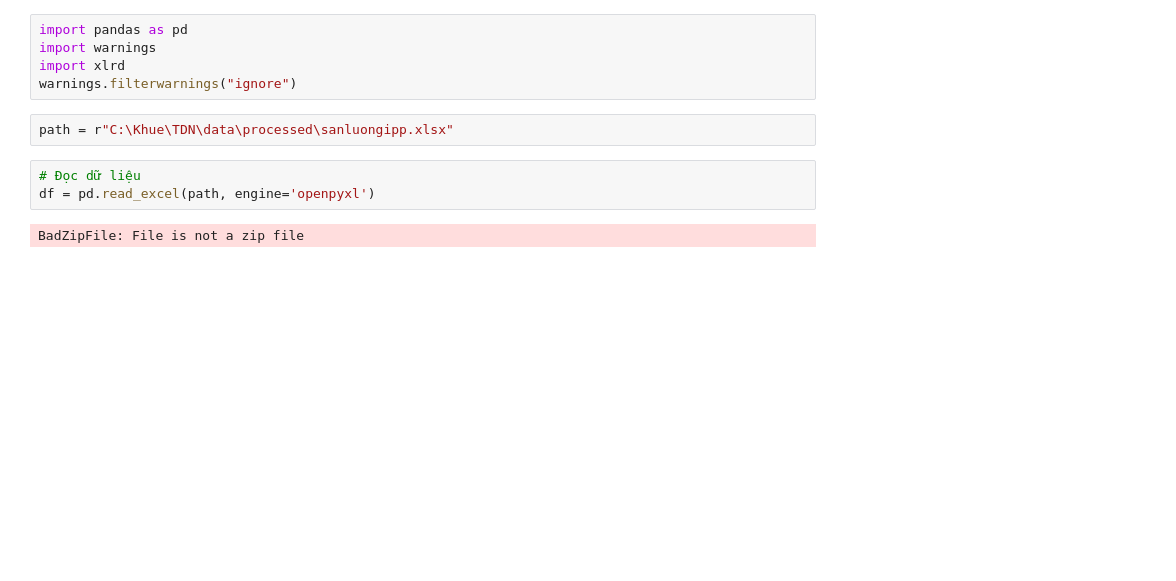
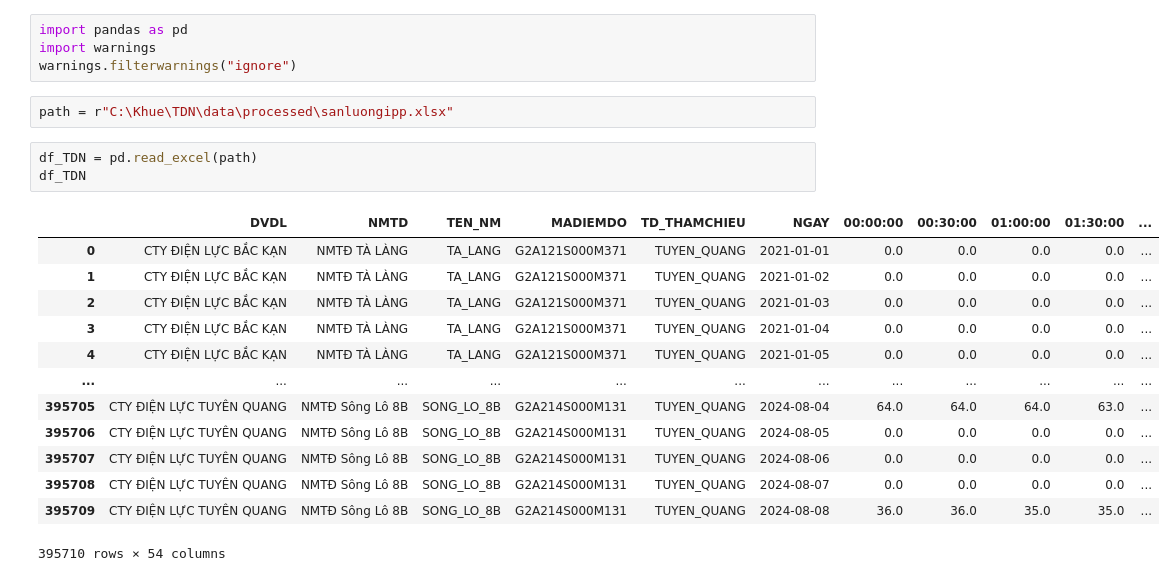
Before and after one commit to khuecoi2001/TDN_project, a Jupyter notebook: notebooks/Data_manipulating.ipynb, the cells around one changed output. Drawn from its saved outputs; the diff is of its cells as text; blank space fills up the shorter version.

```diff
--- a/notebooks/Data_manipulating.ipynb
+++ b/notebooks/Data_manipulating.ipynb
@@ -1,12 +1,23 @@
 # %%
 import pandas as pd
 import warnings
-import xlrd
 warnings.filterwarnings("ignore")
 # %%
 path = r"C:\Khue\TDN\data\processed\sanluongipp.xlsx"
-# %%
-# Đọc dữ liệu
-df = pd.read_excel(path, engine='openpyxl')
-# %% [output]
-BadZipFile: File is not a zip file
+# %%
+df_TDN = pd.read_excel(path)
+df_TDN
+# %% [output]
+|  | DVDL | NMTD | TEN_NM | MADIEMDO | TD_THAMCHIEU | NGAY | 00:00:00 | 00:30:00 | 01:00:00 | 01:30:00 | ... |
+| 0 | CTY ĐIỆN LỰC BẮC KẠN | NMTĐ TÀ LÀNG | TA_LANG | G2A121S000M371 | TUYEN_QUANG | 2021-01-01 | 0.0 | 0.0 | 0.0 | 0.0 | ... |
+| 1 | CTY ĐIỆN LỰC BẮC KẠN | NMTĐ TÀ LÀNG | TA_LANG | G2A121S000M371 | TUYEN_QUANG | 2021-01-02 | 0.0 | 0.0 | 0.0 | 0.0 | ... |
+| 2 | CTY ĐIỆN LỰC BẮC KẠN | NMTĐ TÀ LÀNG | TA_LANG | G2A121S000M371 | TUYEN_QUANG | 2021-01-03 | 0.0 | 0.0 | 0.0 | 0.0 | ... |
+| 3 | CTY ĐIỆN LỰC BẮC KẠN | NMTĐ TÀ LÀNG | TA_LANG | G2A121S000M371 | TUYEN_QUANG | 2021-01-04 | 0.0 | 0.0 | 0.0 | 0.0 | ... |
+| 4 | CTY ĐIỆN LỰC BẮC KẠN | NMTĐ TÀ LÀNG | TA_LANG | G2A121S000M371 | TUYEN_QUANG | 2021-01-05 | 0.0 | 0.0 | 0.0 | 0.0 | ... |
+| ... | ... | ... | ... | ... | ... | ... | ... | ... | ... | ... | ... |
+| 395705 | CTY ĐIỆN LỰC TUYÊN QUANG | NMTĐ Sông Lô 8B | SONG_LO_8B | G2A214S000M131 | TUYEN_QUANG | 2024-08-04 | 64.0 | 64.0 | 64.0 | 63.0 | ... |
+| 395706 | CTY ĐIỆN LỰC TUYÊN QUANG | NMTĐ Sông Lô 8B | SONG_LO_8B | G2A214S000M131 | TUYEN_QUANG | 2024-08-05 | 0.0 | 0.0 | 0.0 | 0.0 | ... |
+| 395707 | CTY ĐIỆN LỰC TUYÊN QUANG | NMTĐ Sông Lô 8B | SONG_LO_8B | G2A214S000M131 | TUYEN_QUANG | 2024-08-06 | 0.0 | 0.0 | 0.0 | 0.0 | ... |
+| 395708 | CTY ĐIỆN LỰC TUYÊN QUANG | NMTĐ Sông Lô 8B | SONG_LO_8B | G2A214S000M131 | TUYEN_QUANG | 2024-08-07 | 0.0 | 0.0 | 0.0 | 0.0 | ... |
+| 395709 | CTY ĐIỆN LỰC TUYÊN QUANG | NMTĐ Sông Lô 8B | SONG_LO_8B | G2A214S000M131 | TUYEN_QUANG | 2024-08-08 | 36.0 | 36.0 | 35.0 | 35.0 | ... |
+395710 rows × 54 columns
```
Also changed, not shown: parts of 3 cells of this notebook, 1 other file.
